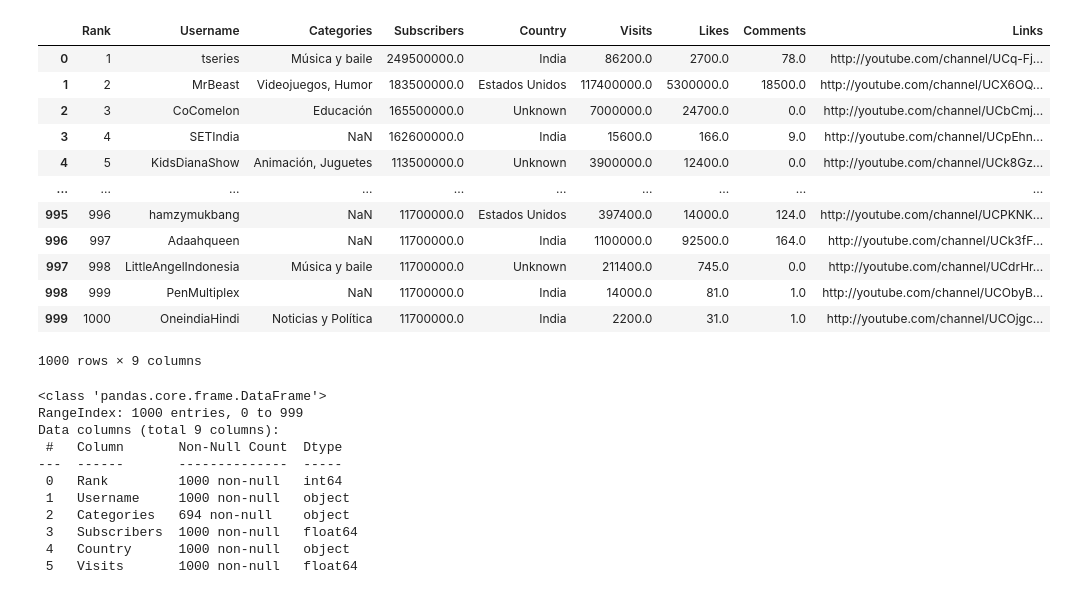
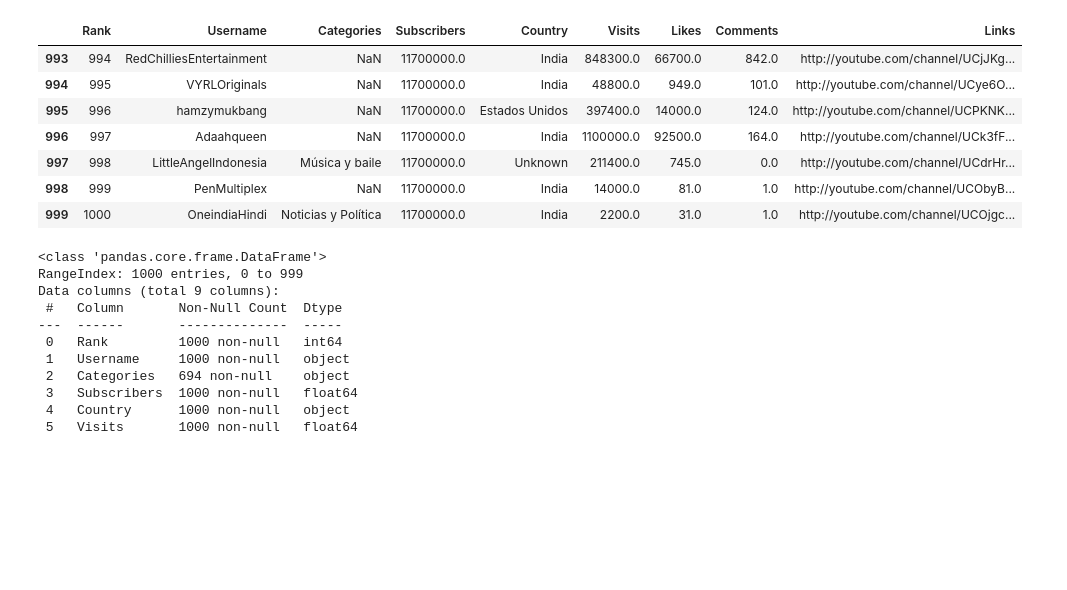
Before and after one commit to idah-github/DA-TASK-INTERN-CAREER, a Jupyter notebook: explore.ipynb, the cells around one changed output. Drawn from its saved outputs; the diff is of its cells as text; code cells hidden in the pictures; blank space fills up the shorter version.

```diff
--- a/explore.ipynb
+++ b/explore.ipynb
@@ -6,25 +6,22 @@ import matplotlib.pyplot as plt
 # %%
 #Read csv file
 
-df = pd.read_csv(r"C:\Users\Administrator\Desktop\M&E\Data Analytics\Intern Career\Youtube Streamer\youtubers_df.csv")
+df = pd.read_csv(r"C:\Users\Administrator\Desktop\Data Analytics\Intern Career\Youtube Streamer\youtubers_df.csv")
 # df.head(7)
 df.rename(columns={'Suscribers': 'Subscribers'}, inplace= True)
 # pd.set_option('max_rows', 5, 'max_columns', 10)
-df
+#filter data with columns country as united states
+# df[df['Country']=='Unknown']
+df.tail(7)
 # %% [output]
 |  | Rank | Username | Categories | Subscribers | Country | Visits | Likes | Comments | Links |
-| 0 | 1 | tseries | Música y baile | 249500000.0 | India | 86200.0 | 2700.0 | 78.0 | http://youtube.com/channel/UCq-Fj... |
-| 1 | 2 | MrBeast | Videojuegos, Humor | 183500000.0 | Estados Unidos | 117400000.0 | 5300000.0 | 18500.0 | http://youtube.com/channel/UCX6OQ... |
-| 2 | 3 | CoComelon | Educación | 165500000.0 | Unknown | 7000000.0 | 24700.0 | 0.0 | http://youtube.com/channel/UCbCmj... |
-| 3 | 4 | SETIndia | NaN | 162600000.0 | India | 15600.0 | 166.0 | 9.0 | http://youtube.com/channel/UCpEhn... |
-| 4 | 5 | KidsDianaShow | Animación, Juguetes | 113500000.0 | Unknown | 3900000.0 | 12400.0 | 0.0 | http://youtube.com/channel/UCk8Gz... |
-| ... | ... | ... | ... | ... | ... | ... | ... | ... | ... |
+| 993 | 994 | RedChilliesEntertainment | NaN | 11700000.0 | India | 848300.0 | 66700.0 | 842.0 | http://youtube.com/channel/UCjJKg... |
+| 994 | 995 | VYRLOriginals | NaN | 11700000.0 | India | 48800.0 | 949.0 | 101.0 | http://youtube.com/channel/UCye6O... |
 | 995 | 996 | hamzymukbang | NaN | 11700000.0 | Estados Unidos | 397400.0 | 14000.0 | 124.0 | http://youtube.com/channel/UCPKNK... |
 | 996 | 997 | Adaahqueen | NaN | 11700000.0 | India | 1100000.0 | 92500.0 | 164.0 | http://youtube.com/channel/UCk3fF... |
 | 997 | 998 | LittleAngelIndonesia | Música y baile | 11700000.0 | Unknown | 211400.0 | 745.0 | 0.0 | http://youtube.com/channel/UCdrHr... |
 | 998 | 999 | PenMultiplex | NaN | 11700000.0 | India | 14000.0 | 81.0 | 1.0 | http://youtube.com/channel/UCObyB... |
 | 999 | 1000 | OneindiaHindi | Noticias y Política | 11700000.0 | India | 2200.0 | 31.0 | 1.0 | http://youtube.com/channel/UCOjgc... |
-1000 rows × 9 columns
 # %%
 #return column details,type,count..
 df.info()
```
Also changed, not shown: parts of 8 cells of this notebook.
